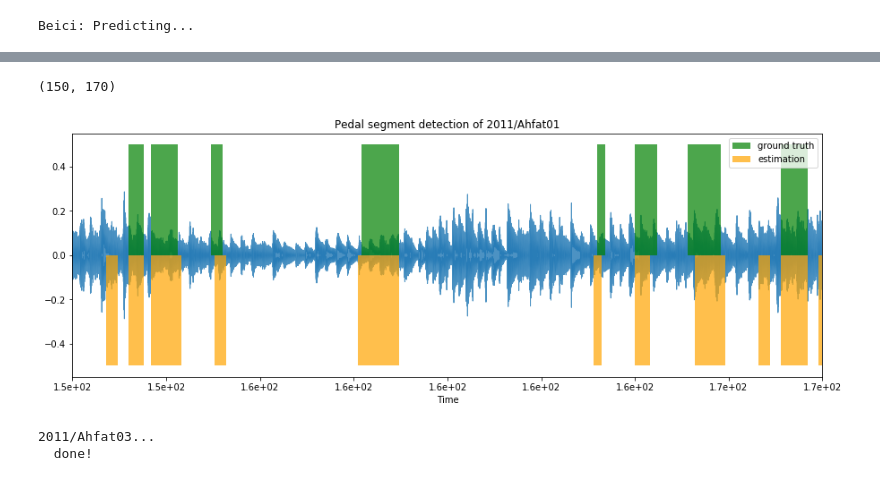
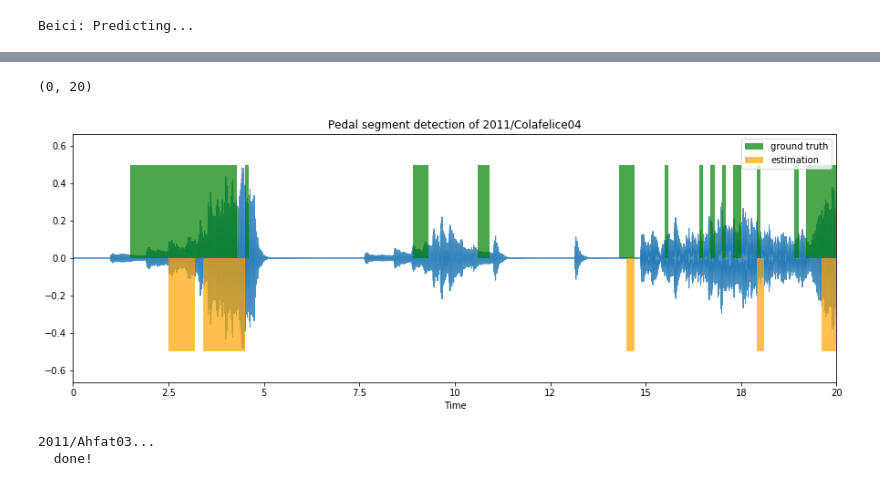
Before and after one commit to beiciliang/sustain-pedal-detection, a Jupyter notebook: 3. piece-wise detection.ipynb, the cells around one changed output, grey strips where cells are left out. Cells and saved outputs as stored; diff of their text form; code cells hidden in the pictures.

```diff
--- a/3. piece-wise detection.ipynb
+++ b/3. piece-wise detection.ipynb
@@ -177,6 +183,7 @@ Beici: Getting model...
        Loading the best weights...
 # %%
 # for idx, filename in enumerate(filenames):
-filename = filenames[0]
+filename = filenames[17]
+print(filename)
 paudio_path = os.path.join(DIR_RENDERED, '{}-p.wav'.format(filename))
 paudio, sr = librosa.load(paudio_path, sr=SR)
@@ -264,23 +284,12 @@ else:
 # %%
-# decide the boundary times in seconds, combining the effect of pedal onset
-onseg_times = []
-offseg_times = []
-for idx, onseg_idx in enumerate(onseg_idxs):
-    onponset_idx = onseg_idx*10-5
-    if any(pred_ponset_todetect[onponset_idx-5:onponset_idx+5]):
-        offseg_idx = offseg_idxs[idx]
-        offseg_times.append(frmtime_psegment[offseg_idx])
-        onseg_times.append(frmtime_psegment[onseg_idx])
-segintervals_est = np.stack((np.asarray(onseg_times),np.asarray(offseg_times)), axis=-1)
-
 # set the ground truth and estimation results frame by frame
 paudio_duration = librosa.get_duration(y=paudio, sr=SR)
 n_frames = int(np.ceil(paudio_duration/seghop_duration))
 segframes_gt = np.zeros(n_frames)
 segframes_est = np.zeros(n_frames)
 
-pedal_offset_gt = np.array(tracks['pedal_offset'][0])
-pedal_onset_gt = np.array(tracks['pedal_onset'][0])
+pedal_offset_gt = np.array(tracks['pedal_offset'][17])
+pedal_onset_gt = np.array(tracks['pedal_onset'][17])
 longpseg_idx = np.where((pedal_offset_gt-pedal_onset_gt)>seghop_duration)[0]
 longseg_onset_gt = pedal_onset_gt[longpseg_idx]
 longseg_offset_gt = pedal_offset_gt[longpseg_idx]
@@ -374,17 +392,17 @@ Metrics for boundary annotation of 2011/Ahfat01
 # %%
 # plot result
 frmtimes = np.arange(n_frames)*seghop_duration
-left,right = [150,170]
+left,right = [0,20]
 plt.figure(figsize=(15,5))
 librosa.display.waveplot(paudio, SR, alpha=0.8)
 plt.fill_between(frmtimes, 0, 0.5, where=segframes_gt>0, facecolor='green', alpha=0.7, label='ground truth')
 plt.fill_between(frmtimes, -0.5, 0, where=segframes_est>0, facecolor='orange', alpha=0.7, label='estimation')
 plt.title("Pedal segment detection of {}".format(filename))
 plt.legend()
 plt.xlim([left,right])
 # %% [output]
-(150, 170)
+(0, 20)
-[figure, old version]
+[figure, new version]
 # %%
 # paudio_rmse = librosa.feature.rmse(y=paudio, hop_length=HOP_LENGTH)
 # paudio_rmse_norm = (paudio_rmse[0]-min(paudio_rmse[0]))/(max(paudio_rmse[0])-min(paudio_rmse[0]))
```
Also changed, not shown: parts of 7 cells of this notebook.
